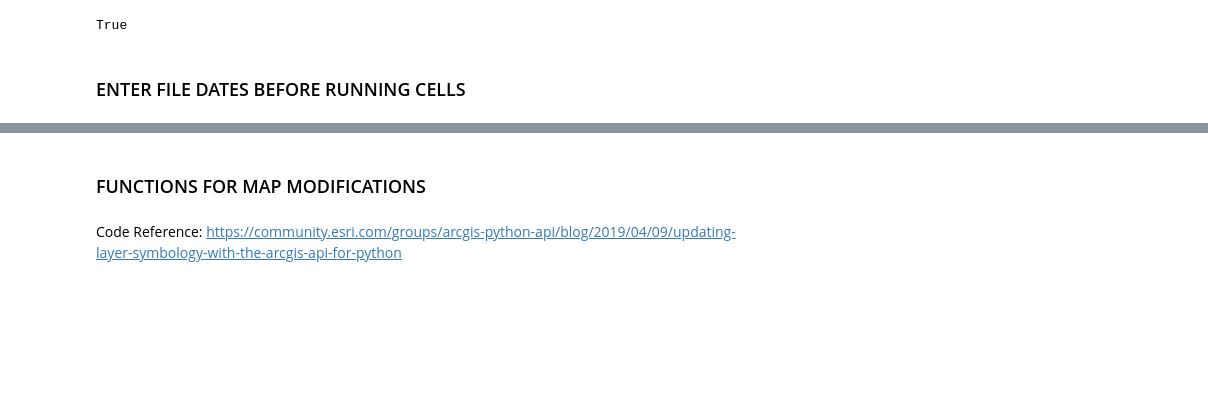
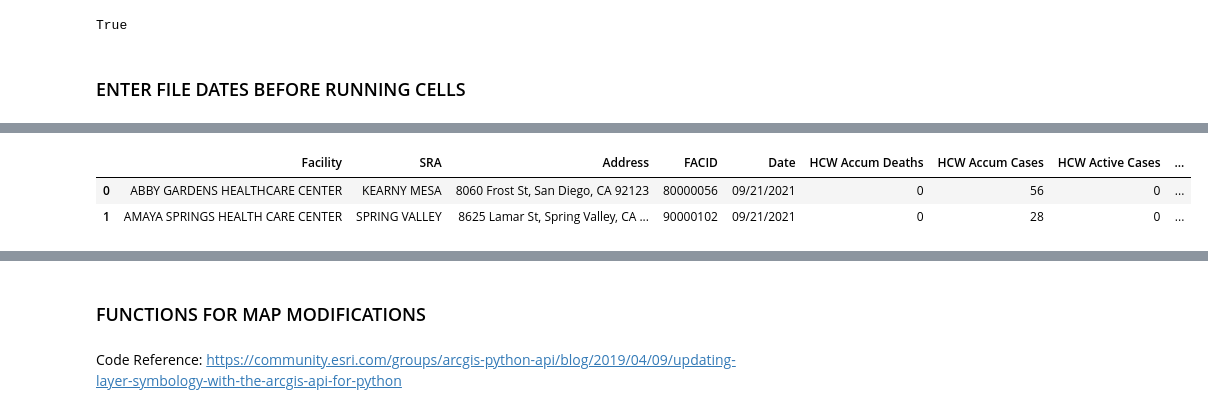
Before and after one commit to HDMA-SDSU/ArcGIS-Python-for-COVID19-Data, a Jupyter notebook: snf_dash_update.ipynb, the cells around one changed output, grey strips where cells are left out. Saved outputs shown, nothing was run; the diff lists cells and outputs as text; code cells hidden in the pictures; blank space fills up the shorter version.

```diff
--- a/snf_dash_update.ipynb
+++ b/snf_dash_update.ipynb
@@ -36,0 +195,23 @@ import json
+# %%
+#######################################
+# CREATE NEW DF WITH ACTIVE CASE INFO #
+#######################################
+# must create active df before deleting active case columns from the snf df
+
+# columns for the 'Active Cases' feature layer (2 maps dashboard)
+active = snf[['FACILITY_NAME', 'SRA', 'ADDRESS', 'FACID', 'DATA_DATE', 'HCW_DEATHS_LABEL',
+              'HCW_CUM_LABEL', 'CURRENT_ACTIVE_HCW', 'RES_DEATHS_LABEL', 'RES_CUM_LABEL',
+              'CURRENT_ACTIVE_CASES_RESIDENTS_', 'Longitude', 'Latitude']]
+
+# rename columns to match schema
+active = active.rename(columns = {'FACILITY_NAME':'Facility', 'ADDRESS':'Address', 'DATA_DATE':'Date',
+                                  'HCW_DEATHS_LABEL':'HCW Accum Deaths', 'HCW_CUM_LABEL':'HCW Accum Cases',
+                                  'CURRENT_ACTIVE_HCW':'HCW Active Cases',
+                                  'RES_DEATHS_LABEL':'Res Accum Deaths', 'RES_CUM_LABEL':'Res Accum Cases',
+                                  'CURRENT_ACTIVE_CASES_RESIDENTS_':'Res Active Cases'})
+
+active.head(2)
+# %% [output]
+|  | Facility | SRA | Address | FACID | Date | HCW Accum Deaths | HCW Accum Cases | HCW Active Cases | ... |
+| 0 | ABBY GARDENS HEALTHCARE CENTER | KEARNY MESA | 8060 Frost St, San Diego, CA 92123 | 80000056 | 09/21/2021 | 0 | 56 | 0 | ... |
+| 1 | AMAYA SPRINGS HEALTH CARE CENTER | SPRING VALLEY | 8625 Lamar St, Spring Valley, CA ... | 90000102 | 09/21/2021 | 0 | 28 | 0 | ... |
```
Also changed, not shown: parts of 62 cells of this notebook.
